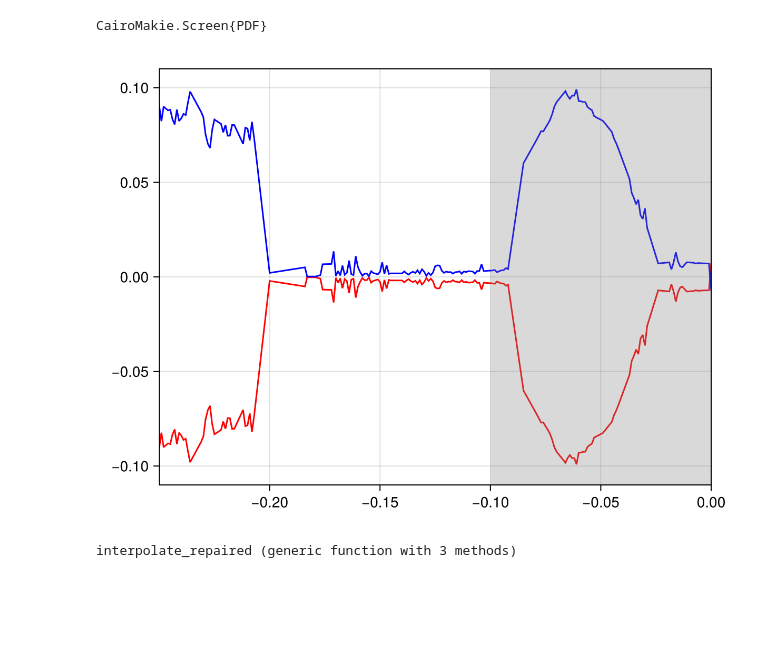
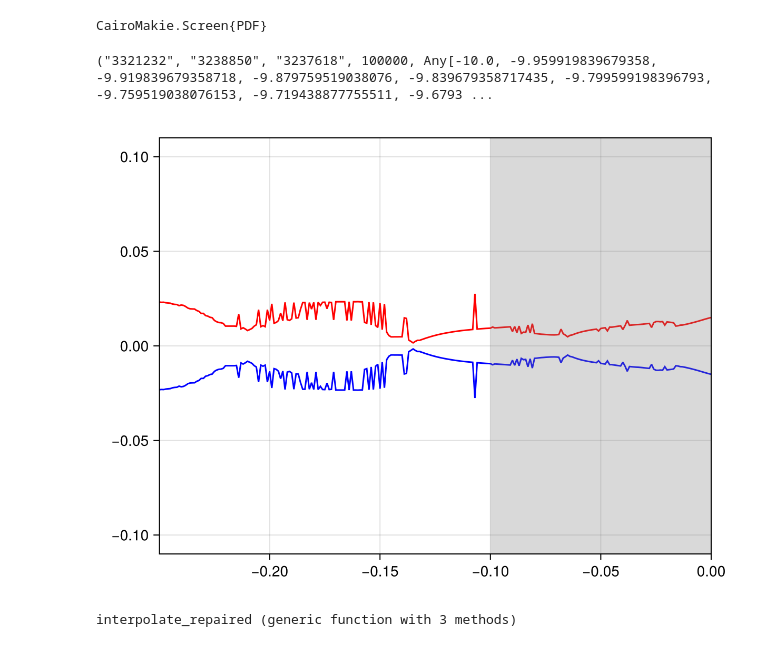
Before and after one commit to fernandopenaranda/LMC, a Jupyter notebook: src/Paper/Figure_spin_lmc.ipynb, the cells around one changed output. Saved outputs shown, nothing was run; the diff lists cells and outputs as text; code cells hidden in the pictures; blank space fills up the shorter version.

```diff
--- a/src/Paper/Figure_spin_lmc.ipynb
+++ b/src/Paper/Figure_spin_lmc.ipynb
@@ -237,28 +238,30 @@ save("/Users/fernandopenaranda/Documents/Work/PostdocDonosti/Packages/LMC/src/Pa
 # %% [output]
 CairoMakie.Screen{PDF}
 # %%
-# _, _, _, _, Ezs, νlist, matt = aux_plot_obs(lmcpath, lmcpresetpath, LMC.plot_lmc, flavor_filling = 1)
-# _, _, _, _, Ezs, νlist, matts = aux_plot_obs(spinpath, spinpresetpath, LMC.plot_lmcspin, flavor_filling = 1)
+_, _, _, _, Ezs, νlist, matt = aux_plot_obs(lmcpath, lmcpresetpath, LMC.plot_lmc, flavor_filling = 1)
+_, _, _, _, Ezs, νlist, matts = aux_plot_obs(spinpath, spinpresetpath, LMC.plot_lmcspin, flavor_filling = 1)
+# %% [output]
+("3321232", "3238850", "3237618", 100000, Any[-10.0, -9.959919839679358, -9.919839679358718, -9.879759519038076, -9.839679358717435, -9.799599198396793, -9.759519038076153, -9.719438877755511, -9.6793 ...
 # %%
 
 Ezval = 4
 idxEz = argmin(abs.(Ezs .- Ezval))
-lmcorbital_line = matt'[:, idxEz]
-y_interp = interpolate_despike(νlist, lmcorbital_line, 0.01)
+lmcorbital_line = matts'[:, idxEz]
+y_interp = interpolate_despike(νlist, lmcorbital_line, 0.1)
 # despike_forward!(y_interp, 1)
 
 fig = Figure()
 ax = Axis(fig[1,1])
 # scatter!(ax, νlist, lmcorbital_line)
 lines!(ax, νlist, y_interp, color = :red)
 lines!(ax, νlist, -y_interp, color = :blue)
 vspan!(ax, -0.1,0, color = (:gray, 0.3))
 
 xlims!(ax, -0.25, -0.0)
 ylims!(ax, -0.11, 0.11)
 fig
 # %% [output]
-[figure, old version]
+[figure, new version]
 # %%
 # function repair_spikes(data, threshold)
 
```
Also changed, not shown: parts of 3 cells of this notebook, 3 other files.
